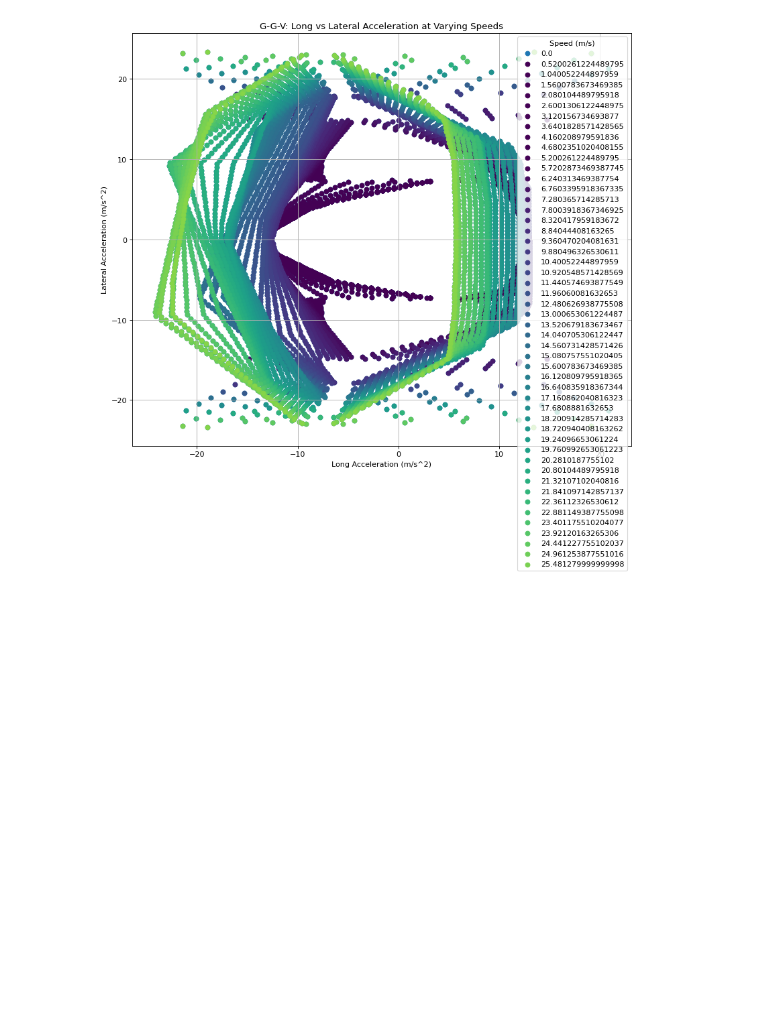
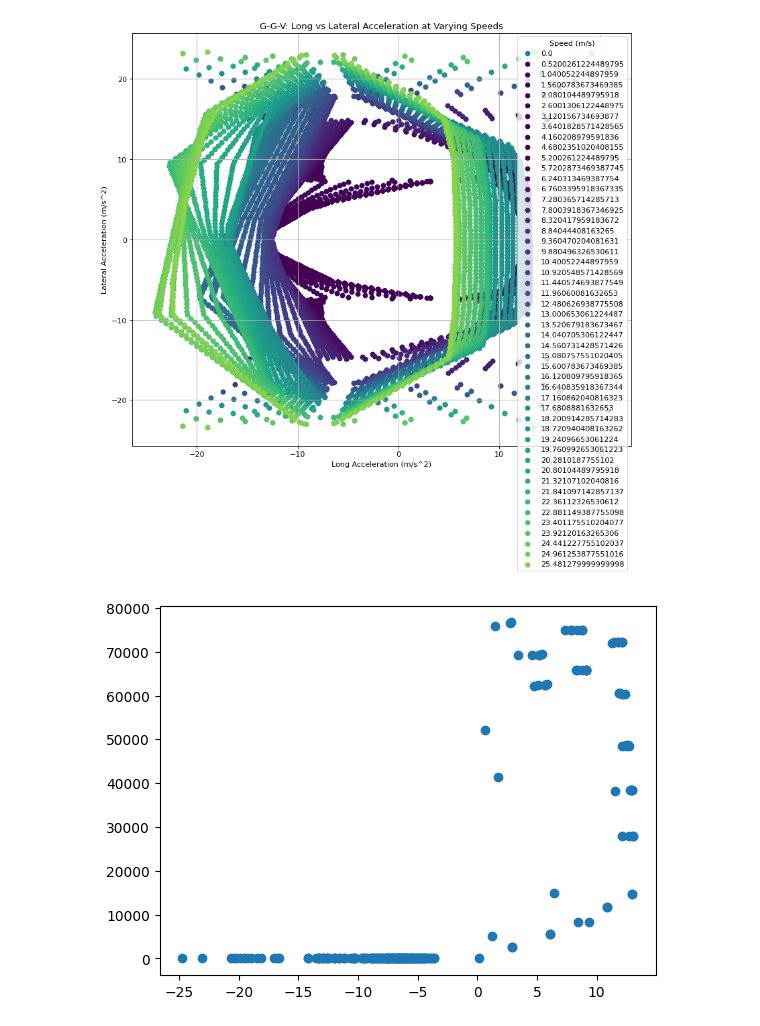
Before and after one commit to LonghornRacingElectric/jomama_lapsim, a Jupyter notebook: results/ggv_interpolation.ipynb, the cells around one changed output. Drawn from its saved outputs; the diff is of its cells as text; code cells hidden in the pictures; blank space fills up the shorter version.

```diff
--- a/results/ggv_interpolation.ipynb
+++ b/results/ggv_interpolation.ipynb
@@ -89,3 +89,8 @@ plt.title("G-G-V: Long vs Lateral Acceleration at Varying Speeds")
 *c* argument looks like a single numeric RGB or RGBA sequence, which should be avoided as value-mapping will have precedence in case its length matches with *x* & *y*.  Please use the *color* keyword- ...
 Text(0.5, 1.0, 'G-G-V: Long vs Lateral Acceleration at Varying Speeds')
 [figure]
+# %%
+plt.scatter(easy_driver.ggv["vehicle_accelerations_NTB_0"], easy_driver.ggv["power_input"])
+plt.show()
+# %% [output]
+[figure, added]
```
Also changed, not shown: 3 other files.
